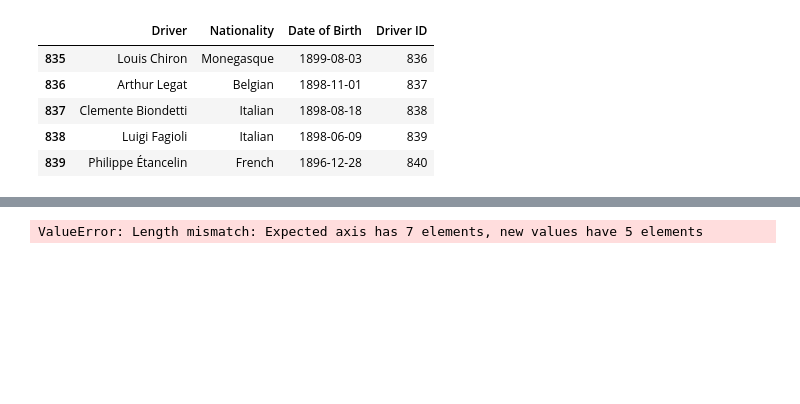
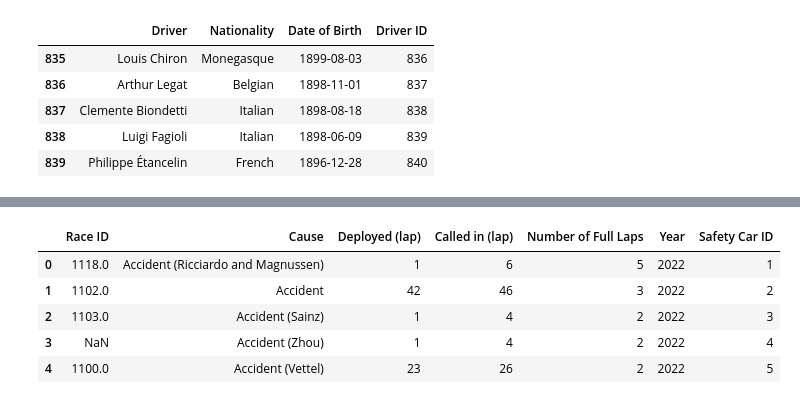
Before and after one commit to JuanGouveia/ETL-Project, a Jupyter notebook: code/book.ipynb, the cells around one changed output, grey strips where cells are left out. Cells and saved outputs as stored; diff of their text form; code cells hidden in the pictures; blank space fills up the shorter version.

```diff
--- a/code/book.ipynb
+++ b/code/book.ipynb
@@ -655,12 +656,17 @@ memory usage: 14.2+ KB
 # %%
 Safety_Car['Grand Prix'] = Safety_Car['Grand Prix'].astype(dtype = 'object')
 # %%
-new_col_2 = ['Race ID', 'Cause', 'Deployed (lap)', 'Called in (lap)', 'Number of full laps']
+new_col_2 = ['Race ID', 'Cause', 'Deployed (lap)', 'Called in (lap)', 'Number of Full Laps', 'Year', 'Safety Car ID']
 Safety_Car.columns = new_col_2
 
 Safety_Car.head()
 # %% [output]
-ValueError: Length mismatch: Expected axis has 7 elements, new values have 5 elements
+|  | Race ID | Cause | Deployed (lap) | Called in (lap) | Number of Full Laps | Year | Safety Car ID |
+| 0 | 1118.0 | Accident (Ricciardo and Magnussen) | 1 | 6 | 5 | 2022 | 1 |
+| 1 | 1102.0 | Accident | 42 | 46 | 3 | 2022 | 2 |
+| 2 | 1103.0 | Accident (Sainz) | 1 | 4 | 2 | 2022 | 3 |
+| 3 | NaN | Accident (Zhou) | 1 | 4 | 2 | 2022 | 4 |
+| 4 | 1100.0 | Accident (Vettel) | 23 | 26 | 2 | 2022 | 5 |
 # %%
 new_col = ['Race ID', 'Cause', 'Deployed (lap)', 'Called in (lap)', 'Number of Full Laps', 'Year', 'Safety Car ID']
 Safety_Car.columns = new_col
```
Also changed, not shown: parts of 2 cells of this notebook, 10 other files.
